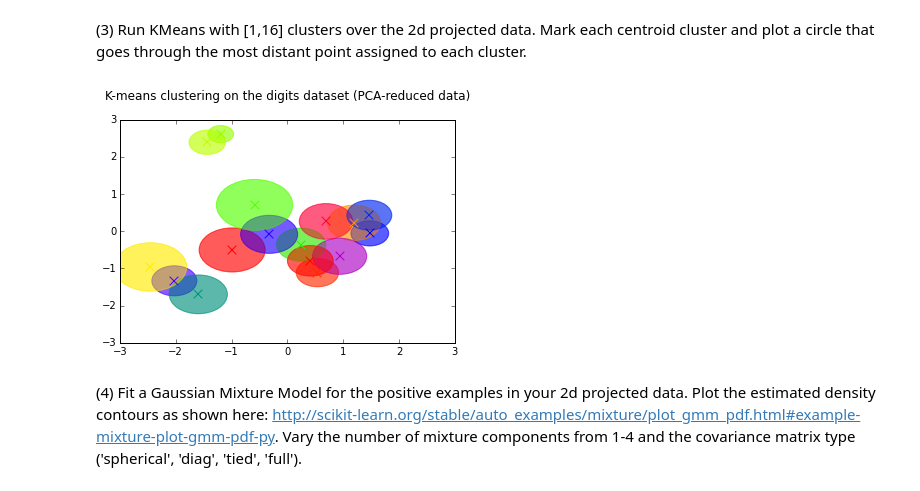
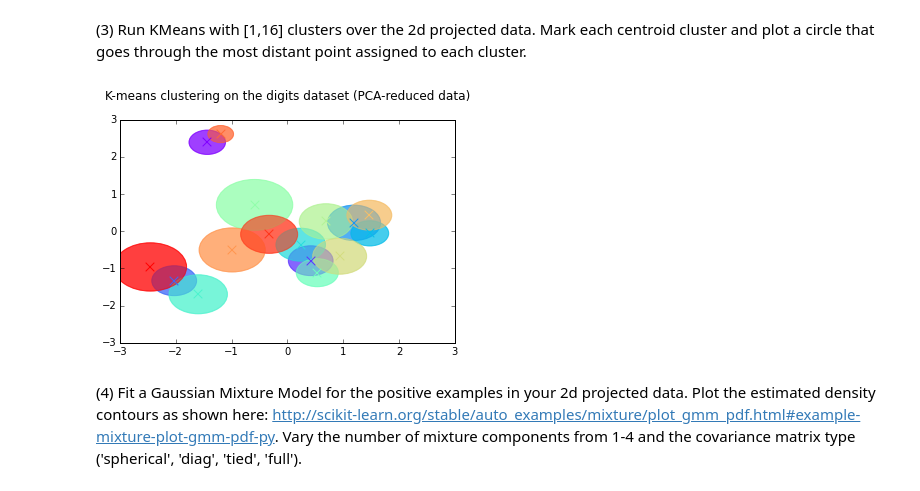
Before and after one commit to hchandaria/ucb_ml, a Jupyter notebook: assignment3/hetal_chandaria_p3.ipynb, the cells around one changed output. Drawn from its saved outputs; the diff is of its cells as text; code cells hidden in the pictures.

```diff
--- a/assignment3/hetal_chandaria_p3.ipynb
+++ b/assignment3/hetal_chandaria_p3.ipynb
@@ -131,7 +131,7 @@ def P3():
         labels = clstrs16.labels_
         centroids = clstrs16.cluster_centers_
         #colours for each circles of centroids
-        col = plt.cm.prism(np.linspace(0,1,16))
+        col = plt.cm.rainbow(np.linspace(0,1,16))
         fig = plt.figure()
         ax = fig.add_subplot(111)
         for i in range(16):
@@ -139,35 +139,35 @@ def P3():
             ds = sklearn_transf[np.where(labels==i)]
             b = col[i]
             center = centroids[i]
             x = np.array([[centroids[i, 0], centroids[i, 1]]])
             y = np.repeat(x, ds.shape[0], axis=0)
             my_individual_dist = dist.cdist(ds,y,"euclidean")
             radius = np.amax(my_individual_dist[:,0])
             #plot the data observations
             e = plt.Circle((centroids[i, 0], centroids[i, 1]),radius)
             ax.add_artist(e)
             e.set_clip_box(ax.bbox)
             e.set_edgecolor( col[i] )
             e.set_facecolor(col[i])  # "none" not None
-            e.set_alpha( 0.4 )
+            e.set_alpha( 0.5 )
             ax.add_patch(e)
             # plot the centroids
             plt.scatter(centroids[i, 0], centroids[i, 1],
                     marker='x', s=75, linewidths=1,
                     color=b, zorder=10)
         plt.xlim([-3,3])
         plt.ylim([-3,3])
         plt.title('K-means clustering on the digits dataset (PCA-reduced data)\n')
         plt.show()
 
     except Exception as e:
         print "Exception Occured: ", e.args
         raise
     ### STUDENT END ###
 
 P3()
 # %% [output]
-[figure, old version]
+[figure, new version]
 # %% [markdown]
 (4) Fit a Gaussian Mixture Model for the positive examples in your 2d projected data. Plot the estimated density contours as shown here: http://scikit-learn.org/stable/auto_examples/mixture/plot_gmm_pdf.html#example-mixture-plot-gmm-pdf-py. Vary the number of mixture components from 1-4 and the covariance matrix type ('spherical', 'diag', 'tied', 'full').
 # %%
```
Also changed, not shown: parts of 2 cells of this notebook.
